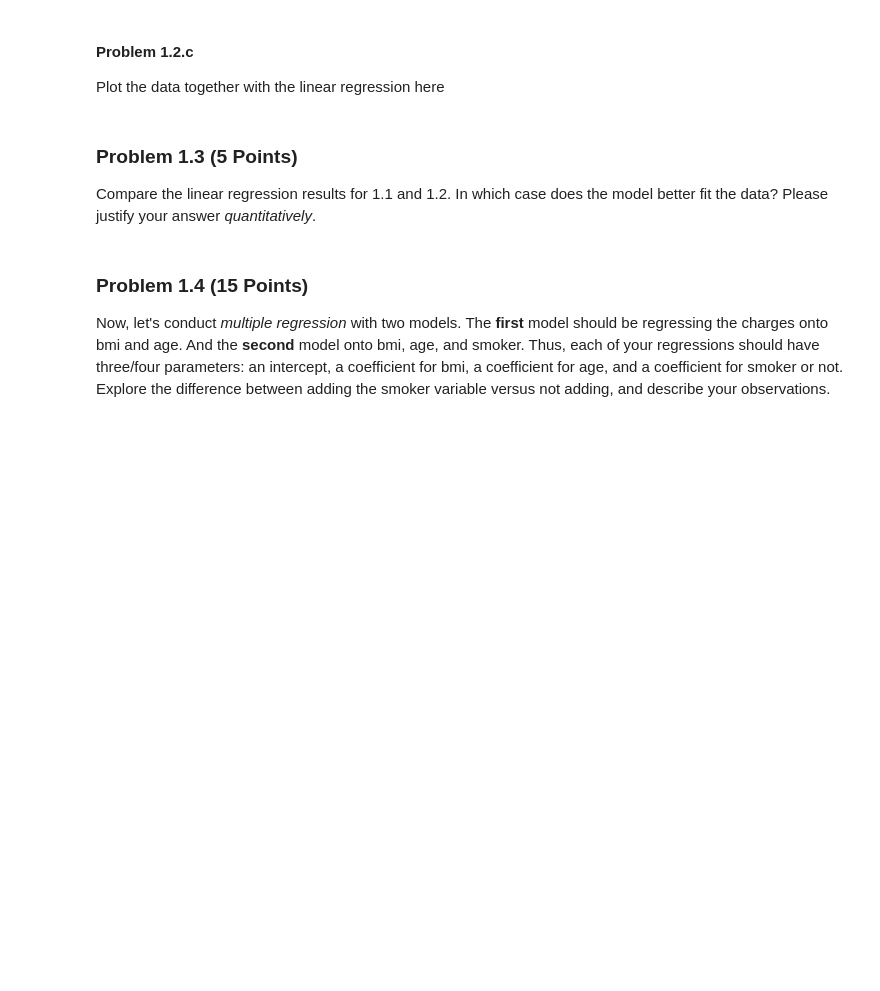
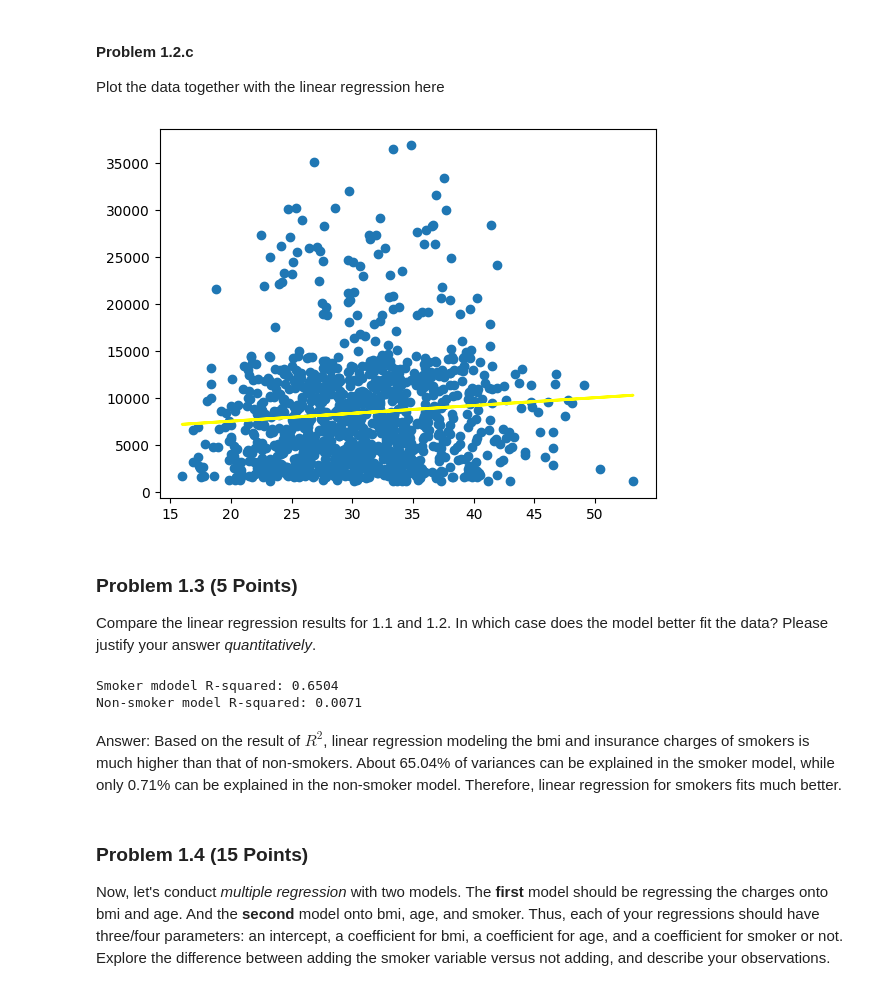
Before and after one commit to yaj0212/Introductory-Machine-Learning, a Jupyter notebook: assignments/assn1/assn1.ipynb, the cells around one changed output. Saved outputs shown, nothing was run; the diff lists cells and outputs as text; code cells hidden in the pictures; blank space fills up the shorter version.

```diff
--- a/assignments/assn1/assn1.ipynb
+++ b/assignments/assn1/assn1.ipynb
@@ -174,12 +203,20 @@ Visualize the data
 Compute a linear regression
 # %%
 ## -- please write code for the linear regression and visualization here. -- ##
+X1 = sm.add_constant(x1)
+model1 = sm.OLS(y1, X1)
+result1 = model1.fit()
+parameters1 = [result1.params[0], result1.params[1]]
 # %% [markdown]
 #### Problem 1.2.c
 
 Plot the data together with the linear regression here
 # %%
 ## -- please write the code for your plot here -- ##
+plt.scatter(x1, y1, alpha = 1)
+_ = plt.plot(x1, parameters1[0] + parameters1[1] * x1, color = 'yellow', linewidth = 2)
+# %% [output]
+[figure, added]
 # %% [markdown]
 ### Problem 1.3 (5 Points)
 
@@ -189,3 +224,12 @@ Compare the linear regression results for 1.1 and 1.2. In which case does the mo
+# %%
+## -- please write your answer here. -- ##
+print(f"Smoker mdodel R-squared: {result.rsquared:.4f}")
+print(f"Non-smoker model R-squared: {result1.rsquared:.4f}")
+# %% [output]
+Smoker mdodel R-squared: 0.6504
+Non-smoker model R-squared: 0.0071
+# %% [markdown]
+Answer: Based on the result of $R^2$, linear regression modeling the bmi and insurance charges of smokers is much higher than that of non-smokers. About 65.04% of variances can be explained in the smoker model, while only 0.71% can be explained in the non-smoker model. Therefore, linear regression for smokers fits much better.
 # %% [markdown]
 ### Problem 1.4 (15 Points)
 
```
Also changed, not shown: parts of 41 cells of this notebook.
